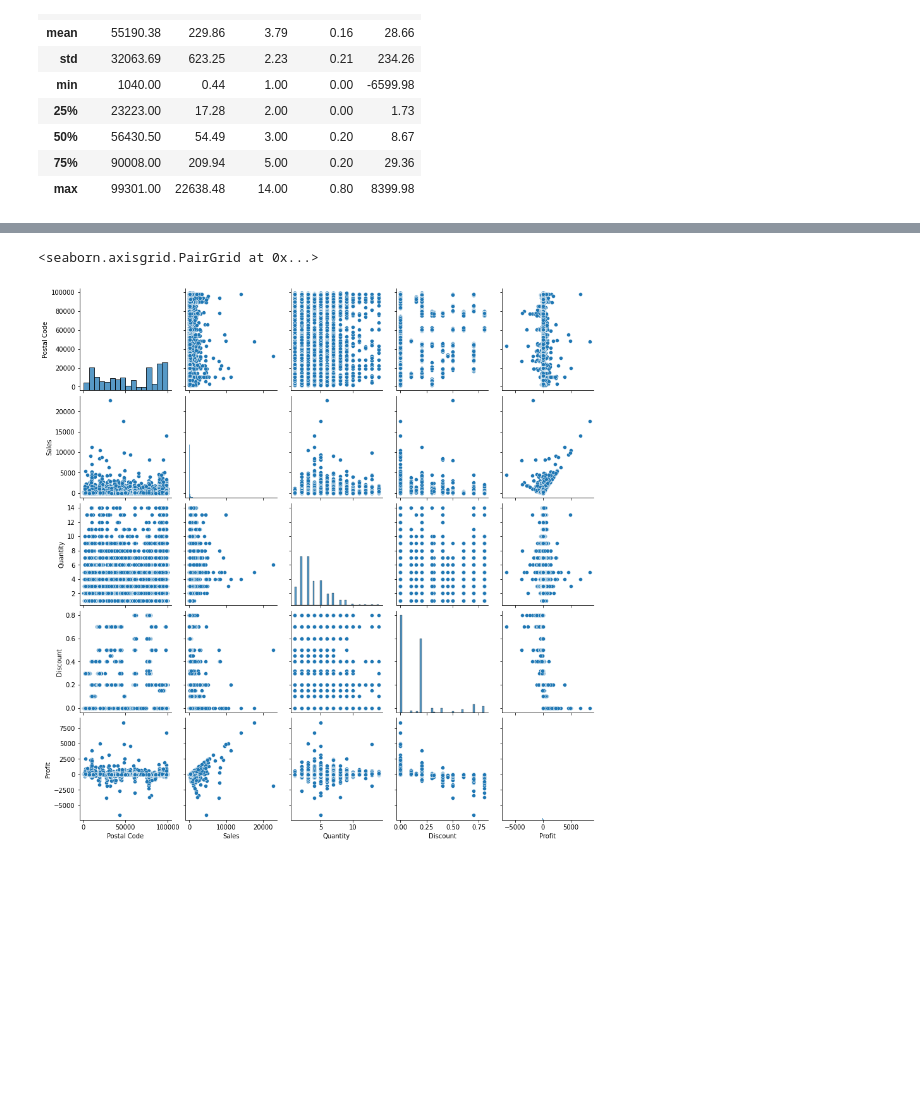
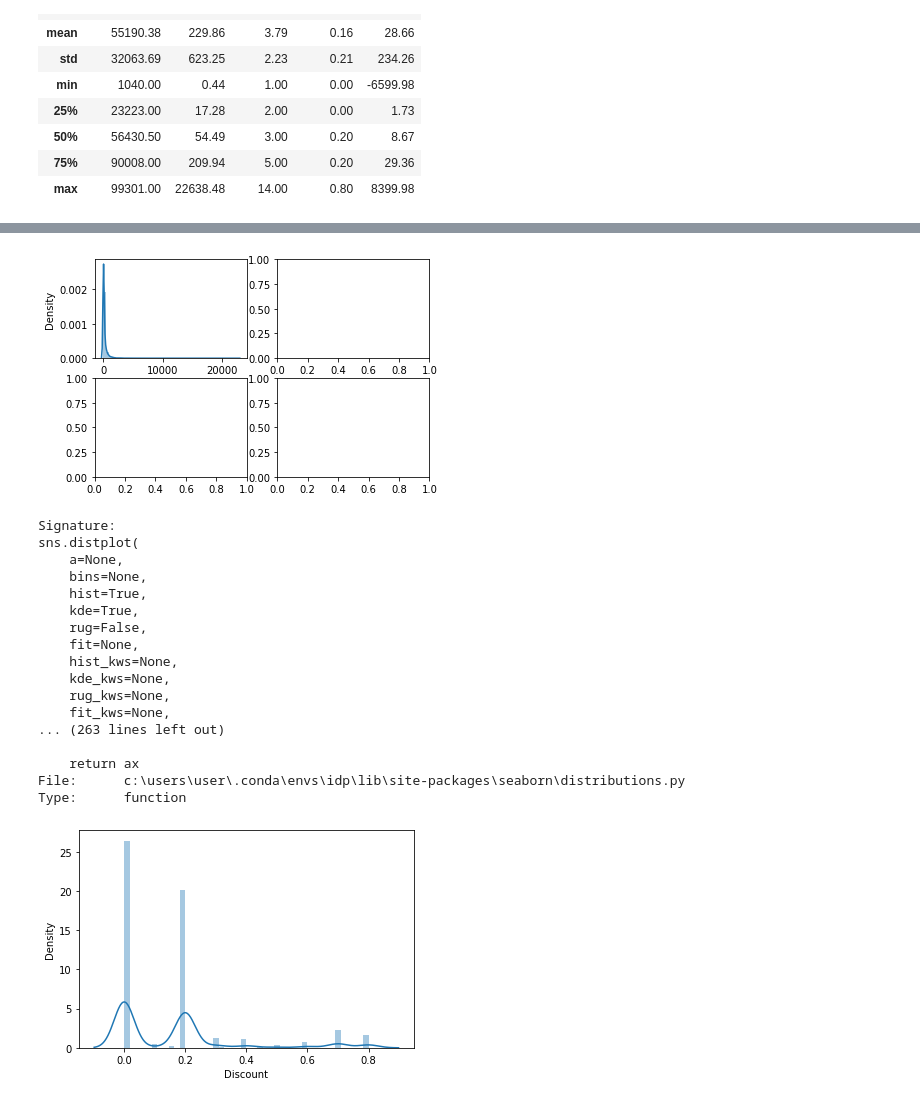
Before and after one commit to ukantjadia/TSF-GRIP-Tasks, a Jupyter notebook: Task-03/EDA_SampleSuperStore.ipynb, the cells around one changed output, grey strips where cells are left out. Drawn from its saved outputs; the diff is of its cells as text; code cells hidden in the pictures; blank space fills up the shorter version.

```diff
--- a/Task-03/EDA_SampleSuperStore.ipynb
+++ b/Task-03/EDA_SampleSuperStore.ipynb
@@ -123,10 +161,39 @@ df.describe().round(2)
+# %%
+## Univariate Analysis
+## Now we are doing the univariate analysis of our continous data
+
+fig, ax = plt.subplots(2,2)
+
+sns.distplot(df['Sales'],ax=ax[0,0])
+
+sns.distplot??
+# %% [output]
+[figure, added]
+Signature:
+sns.distplot(
+    a=None,
+    bins=None,
+    hist=True,
+    kde=True,
+    rug=False,
+    fit=None,
+    hist_kws=None,
+    kde_kws=None,
+    rug_kws=None,
+    fit_kws=None,
+... (263 lines left out)
+
+    return ax
+File:      c:\users\user\.conda\envs\idp\lib\site-packages\seaborn\distributions.py
+Type:      function
 # %%
 ## Univariate Analysis
-#
+## Now we are doing the univariate analysis of our continous data
+
 # sns_plot = sns.boxplot(x=df['Sales'])
-# sns_plot = sns.distplot(df['Discount'])
-sns.pairplot(df)
-# sns_plot = sns.distplot(df['Profit'])
+sns_plot = sns.distplot(df['Discount'])
+# sns.pairplot(df)
+# sns_plot = sns.distplot(df['Profit'])j
+plt.show()
 # %% [output]
-<seaborn.axisgrid.PairGrid at 0x...>
-[figure, old version]
+[figure, new version]
```
Also changed, not shown: parts of 5 cells of this notebook.
